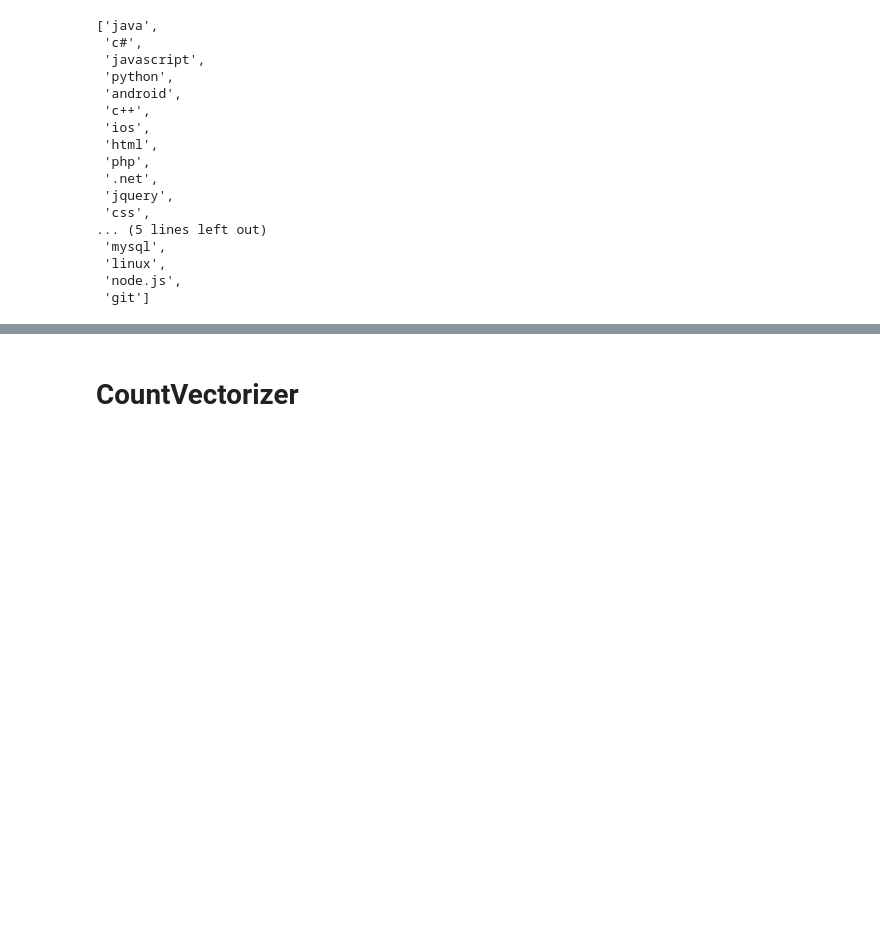
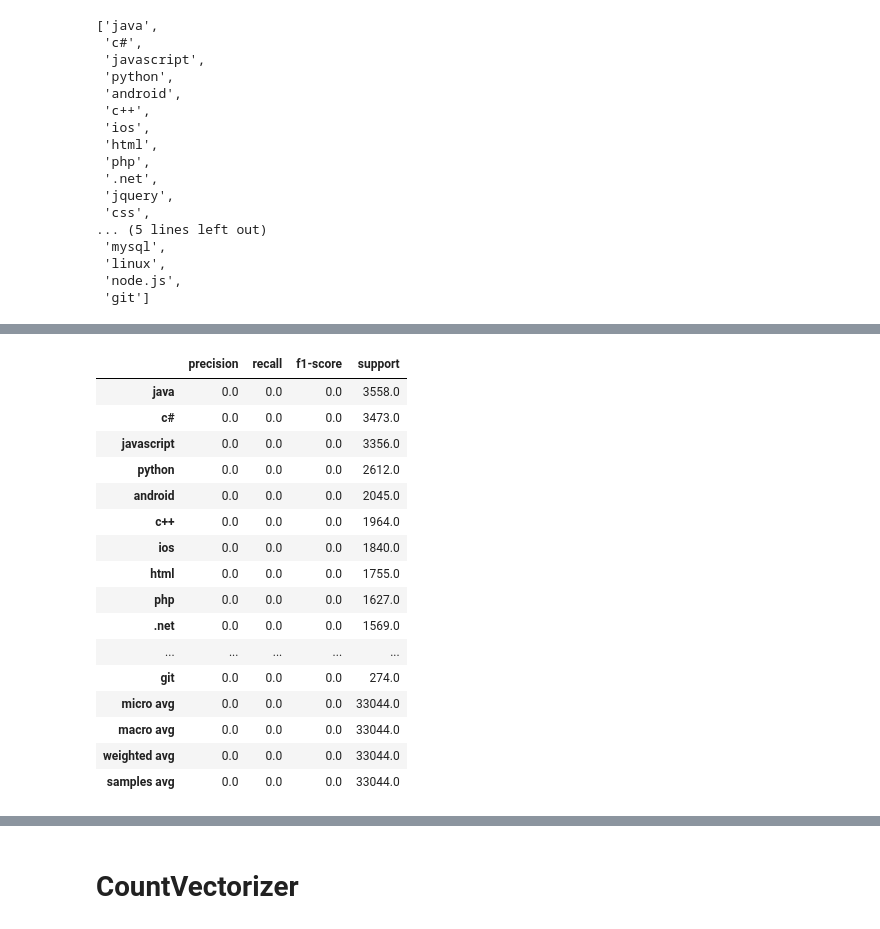
Before and after one commit to DomWch/OpenClassRooms-NLP-P5, a Jupyter notebook: p5-nlp-tfidf-onevsrest.ipynb, the cells around one changed output, grey strips where cells are left out. Drawn from its saved outputs; the diff is of its cells as text; code cells hidden in the pictures; blank space fills up the shorter version.

Commit message:
Kaggle Notebook | p5-nlp-Tfidf-OneVsRest | Version 34

```diff
--- a/p5-nlp-tfidf-onevsrest.ipynb
+++ b/p5-nlp-tfidf-onevsrest.ipynb
@@ -171,6 +174,17 @@ def tags_are_in(df: pd.DataFrame(), tags: list):
     return pd.DataFrame({tag: tag_is_in(df, tag) for tag in tags})
 
 
+def save_score(y_true, y_pred, target_names: list, name=None) -> pd.DataFrame():
+    scores = pd.DataFrame(
+        metrics.classification_report(
+            y_true, y_pred, target_names=target_names, zero_division=0, output_dict=True
+        )
+    ).T
+    if name is not None:
+        scores.to_csv(f"/kaggle/working/{name}_score.csv")
+    return scores
+
+
 # tags_are_in(df, ["javascript","java"])
 tags_are_in(
     df[10001:15050], ["javascript", "java", "c#", "python", "html", "git", "php"]
@@ -224,0 +257,22 @@ with open("/kaggle/working/description.json", "w") as outfile:
+# %%
+save_score(
+    y_true=y_test, y_pred=y_test.replace([True], False), target_names=target_names
+)
+# %% [output]
+|  | precision | recall | f1-score | support |
+| java | 0.0 | 0.0 | 0.0 | 3558.0 |
+| c# | 0.0 | 0.0 | 0.0 | 3473.0 |
+| javascript | 0.0 | 0.0 | 0.0 | 3356.0 |
+| python | 0.0 | 0.0 | 0.0 | 2612.0 |
+| android | 0.0 | 0.0 | 0.0 | 2045.0 |
+| c++ | 0.0 | 0.0 | 0.0 | 1964.0 |
+| ios | 0.0 | 0.0 | 0.0 | 1840.0 |
+| html | 0.0 | 0.0 | 0.0 | 1755.0 |
+| php | 0.0 | 0.0 | 0.0 | 1627.0 |
+| .net | 0.0 | 0.0 | 0.0 | 1569.0 |
+| ... | ... | ... | ... | ... |
+| git | 0.0 | 0.0 | 0.0 | 274.0 |
+| micro avg | 0.0 | 0.0 | 0.0 | 33044.0 |
+| macro avg | 0.0 | 0.0 | 0.0 | 33044.0 |
+| weighted avg | 0.0 | 0.0 | 0.0 | 33044.0 |
+| samples avg | 0.0 | 0.0 | 0.0 | 33044.0 |
```
Also changed, not shown: parts of 28 cells of this notebook.
